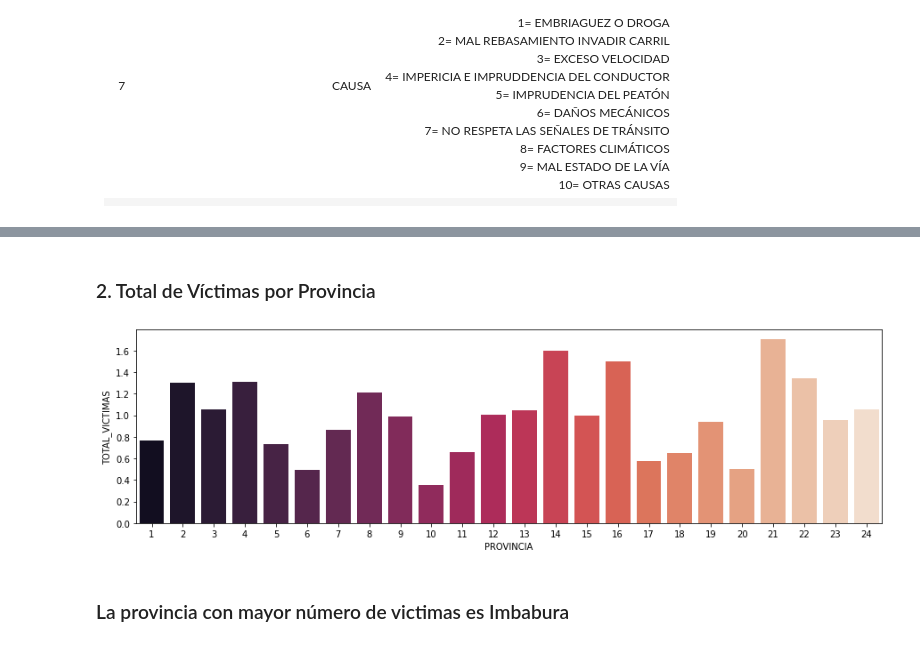
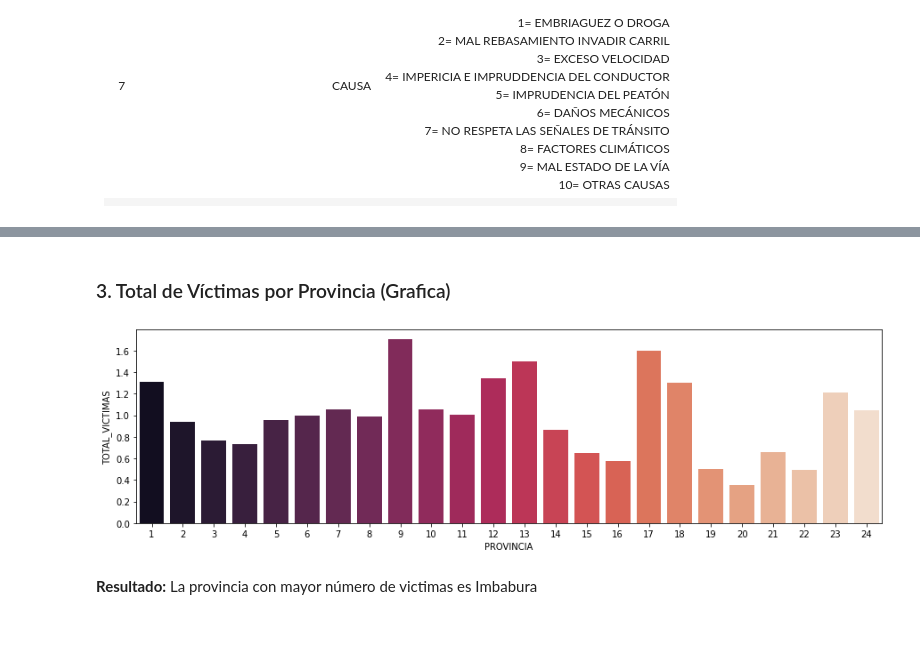
Before and after one commit to 2020-A-Python-GR1/py-balarezo-leon-ricardo-martin, a Jupyter notebook: Proyecto_2Bimestre/Informe.ipynb, the cells around one changed output, grey strips where cells are left out. Cells and saved outputs as stored; diff of their text form; code cells hidden in the pictures.

```diff
--- a/Proyecto_2Bimestre/Informe.ipynb
+++ b/Proyecto_2Bimestre/Informe.ipynb
@@ -23,7 +23,9 @@ import seaborn as sns
 # %% [markdown]
 ##### Añadir la base de datos (csv)
 # %%
-path_file = 'C:/Users/marti/Documents/python/py-balarezo-leon-ricardo-martin/Proyecto_2Bimestre/Datos/2016_Accidentes Tránsito_BDD.csv'
+path_file = 'C:/Users/marti/Documents/py-balarezo-leon-ricardo-martin/Proyecto_2Bimestre/Datos/2016_AccidentesTránsito_BDD.csv'
+
+#C:/Users/marti/Documents/py-balarezo-leon-ricardo-martin/Proyecto_2Bimestre/Datos
 # %%
 data = pd.read_csv(path_file,sep=',')
 # %% [markdown]
@@ -42,0 +63,5 @@ data = pd.read_csv(path_file,sep=',')
+# %%
+total_victimas_x_provincia = data.loc[:,['PROVINCIA','NUM_LESIONADO', 'NUM_FALLECIDO', 'TOTAL_VICTIMAS']].groupby(by=["PROVINCIA"]).sum().sort_values('TOTAL_VICTIMAS',ascending=False)
+
+#data.groupby(by=["PROVINCIA"]).sum()
+#data.loc[:,['NUM_LESIONADO', 'NUM_FALLECIDO', 'TOTAL_VICTIMAS']]
@@ -54,0 +154,4 @@ ax = sns.barplot(data_accident_transisto.head(5).index,data_accident_transisto.h
+# %%
+f,ax = plt.subplots(1,1,figsize=(15,5))
+data_accident_transisto=data.loc[:,'TOTAL_VICTIMAS'].groupby(data.loc[:,'PROVINCIA']).mean().sort_values(ascending=False)
+ax = sns.barplot(total_victimas_x_provincia.tail(5).index,data_accident_transisto.head(5),palette='rocket')
@@ -55,9 +168,9 @@ ax = sns.barplot(data_accident_transisto.head(5).index,data_accident_transisto.h
 # %% [markdown]
-### 2. Total de Víctimas por Provincia
+### 3. Total de Víctimas por Provincia (Grafica)
 # %%
 f,ax = plt.subplots(1,1,figsize=(15,4))
-ax = sns.barplot(data_accident_trns.head(24).index,data_accident_trns.head(24),palette='rocket')
+ax = sns.barplot(total_victimas_x_provincia.head(24).index,data_accident_transisto.head(24),palette='rocket')
 # %% [output]
-[figure, old version]
+[figure, new version]
 # %% [markdown]
-### La provincia con mayor número de victimas es Imbabura
+**Resultado:** La provincia con mayor número de victimas es Imbabura
```
Also changed, not shown: parts of 45 cells of this notebook, 1 other file.
